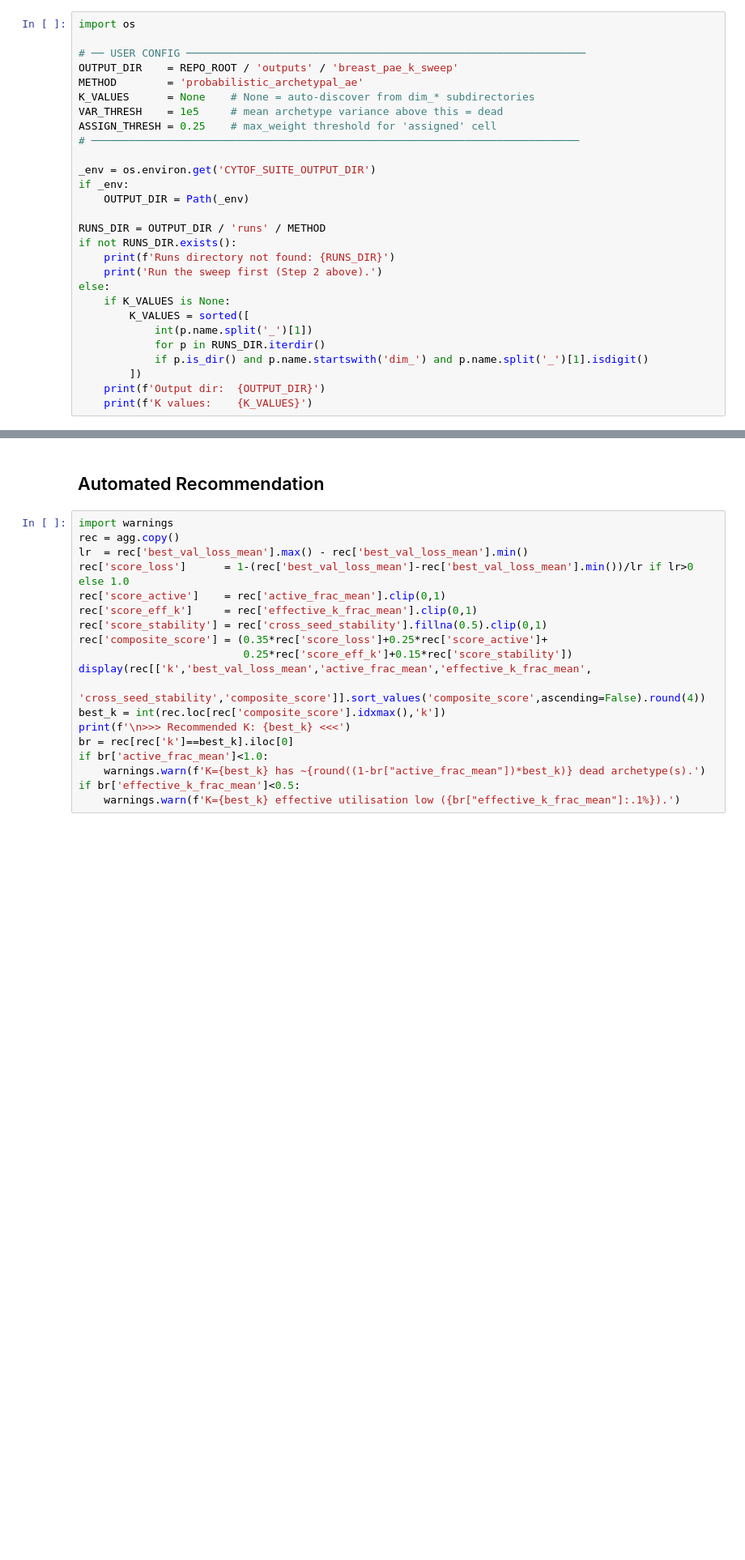
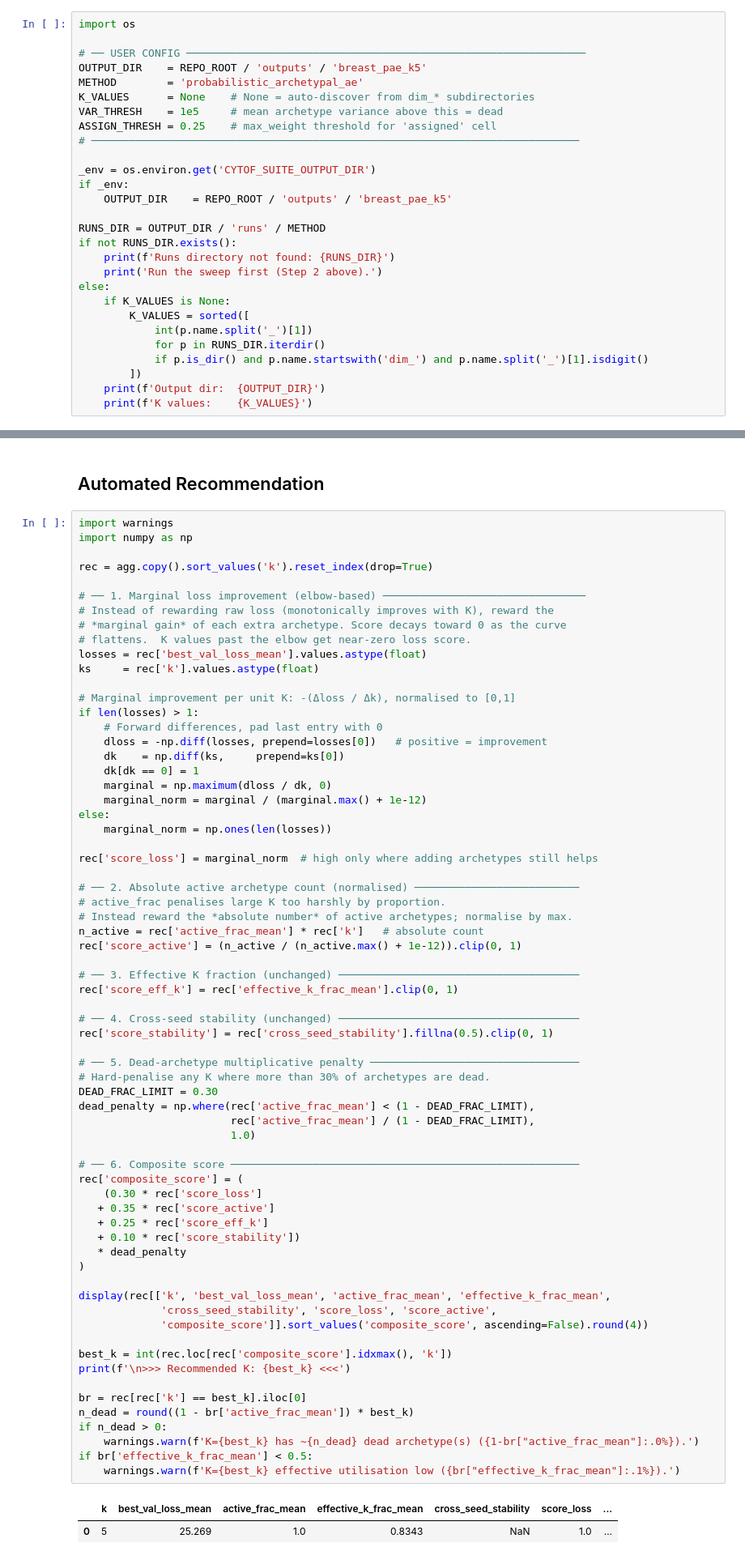
Before and after one commit to guyronhuji/ProbAE_Deconv, a Jupyter notebook: notebooks/experiment_suite/11_k_selection_unlabeled.ipynb, the cells around one changed output, grey strips where cells are left out. Shown at 81% size. Cells and saved outputs as stored; diff of their text form; blank space fills up the shorter version.

```diff
--- a/notebooks/experiment_suite/11_k_selection_unlabeled.ipynb
+++ b/notebooks/experiment_suite/11_k_selection_unlabeled.ipynb
@@ -171,7 +504,7 @@ Downsample factor: none
 import os
 
 # ── USER CONFIG ───────────────────────────────────────────────────────────────
-OUTPUT_DIR    = REPO_ROOT / 'outputs' / 'breast_pae_k_sweep'
+OUTPUT_DIR    = REPO_ROOT / 'outputs' / 'breast_pae_k5'
 METHOD        = 'probabilistic_archetypal_ae'
 K_VALUES      = None    # None = auto-discover from dim_* subdirectories
 VAR_THRESH    = 1e5     # mean archetype variance above this = dead
@@ -180,7 +513,7 @@ ASSIGN_THRESH = 0.25    # max_weight threshold for 'assigned' cell
 
 _env = os.environ.get('CYTOF_SUITE_OUTPUT_DIR')
 if _env:
-    OUTPUT_DIR = Path(_env)
+    OUTPUT_DIR    = REPO_ROOT / 'outputs' / 'breast_pae_k5'
 
 RUNS_DIR = OUTPUT_DIR / 'runs' / METHOD
 if not RUNS_DIR.exists():
@@ -344,20 +692,71 @@ fig.tight_layout(); plt.show()
 ## Automated Recommendation
 # %%
 import warnings
-rec = agg.copy()
-lr  = rec['best_val_loss_mean'].max() - rec['best_val_loss_mean'].min()
-rec['score_loss']      = 1-(rec['best_val_loss_mean']-rec['best_val_loss_mean'].min())/lr if lr>0 else 1.0
-rec['score_active']    = rec['active_frac_mean'].clip(0,1)
-rec['score_eff_k']     = rec['effective_k_frac_mean'].clip(0,1)
-rec['score_stability'] = rec['cross_seed_stability'].fillna(0.5).clip(0,1)
-rec['composite_score'] = (0.35*rec['score_loss']+0.25*rec['score_active']+
-                          0.25*rec['score_eff_k']+0.15*rec['score_stability'])
-display(rec[['k','best_val_loss_mean','active_frac_mean','effective_k_frac_mean',
-             'cross_seed_stability','composite_score']].sort_values('composite_score',ascending=False).round(4))
-best_k = int(rec.loc[rec['composite_score'].idxmax(),'k'])
+import numpy as np
+
+rec = agg.copy().sort_values('k').reset_index(drop=True)
+
+# ── 1. Marginal loss improvement (elbow-based) ────────────────────────────────
+# Instead of rewarding raw loss (monotonically improves with K), reward the
+# *marginal gain* of each extra archetype. Score decays toward 0 as the curve
+# flattens.  K values past the elbow get near-zero loss score.
+losses = rec['best_val_loss_mean'].values.astype(float)
+ks     = rec['k'].values.astype(float)
+
+# Marginal improvement per unit K: -(Δloss / Δk), normalised to [0,1]
+if len(losses) > 1:
+    # Forward differences, pad last entry with 0
+    dloss = -np.diff(losses, prepend=losses[0])   # positive = improvement
+    dk    = np.diff(ks,     prepend=ks[0])
+    dk[dk == 0] = 1
+    marginal = np.maximum(dloss / dk, 0)
+    marginal_norm = marginal / (marginal.max() + 1e-12)
+else:
+    marginal_norm = np.ones(len(losses))
+
+rec['score_loss'] = marginal_norm  # high only where adding archetypes still helps
+
+# ── 2. Absolute active archetype count (normalised) ──────────────────────────
+# active_frac penalises large K too harshly by proportion.
+# Instead reward the *absolute number* of active archetypes; normalise by max.
+n_active = rec['active_frac_mean'] * rec['k']   # absolute count
+rec['score_active'] = (n_active / (n_active.max() + 1e-12)).clip(0, 1)
+
+# ── 3. Effective K fraction (unchanged) ──────────────────────────────────────
+rec['score_eff_k'] = rec['effective_k_frac_mean'].clip(0, 1)
+
+# ── 4. Cross-seed stability (unchanged) ──────────────────────────────────────
+rec['score_stability'] = rec['cross_seed_stability'].fillna(0.5).clip(0, 1)
+
+# ── 5. Dead-archetype multiplicative penalty ─────────────────────────────────
+# Hard-penalise any K where more than 30% of archetypes are dead.
+DEAD_FRAC_LIMIT = 0.30
+dead_penalty = np.where(rec['active_frac_mean'] < (1 - DEAD_FRAC_LIMIT),
+                        rec['active_frac_mean'] / (1 - DEAD_FRAC_LIMIT),
+                        1.0)
+
+# ── 6. Composite score ───────────────────────────────────────────────────────
+rec['composite_score'] = (
+    (0.30 * rec['score_loss']
+   + 0.35 * rec['score_active']
+   + 0.25 * rec['score_eff_k']
+   + 0.10 * rec['score_stability'])
+   * dead_penalty
+)
+
+display(rec[['k', 'best_val_loss_mean', 'active_frac_mean', 'effective_k_frac_mean',
+             'cross_seed_stability', 'score_loss', 'score_active',
+             'composite_score']].sort_values('composite_score', ascending=False).round(4))
+
+best_k = int(rec.loc[rec['composite_score'].idxmax(), 'k'])
 print(f'\n>>> Recommended K: {best_k} <<<')
-br = rec[rec['k']==best_k].iloc[0]
-if br['active_frac_mean']<1.0:
-    warnings.warn(f'K={best_k} has ~{round((1-br["active_frac_mean"])*best_k)} dead archetype(s).')
-if br['effective_k_frac_mean']<0.5:
+
+br = rec[rec['k'] == best_k].iloc[0]
+n_dead = round((1 - br['active_frac_mean']) * best_k)
+if n_dead > 0:
+    warnings.warn(f'K={best_k} has ~{n_dead} dead archetype(s) ({1-br["active_frac_mean"]:.0%}).')
+if br['effective_k_frac_mean'] < 0.5:
     warnings.warn(f'K={best_k} effective utilisation low ({br["effective_k_frac_mean"]:.1%}).')
+# %% [output]
+|  | k | best_val_loss_mean | active_frac_mean | effective_k_frac_mean | cross_seed_stability | score_loss | ... |
+| 0 | 5 | 25.269 | 1.0 | 0.8343 | NaN | 1.0 | ... |
```
Also changed, not shown: parts of 12 cells of this notebook, 47 other files.
